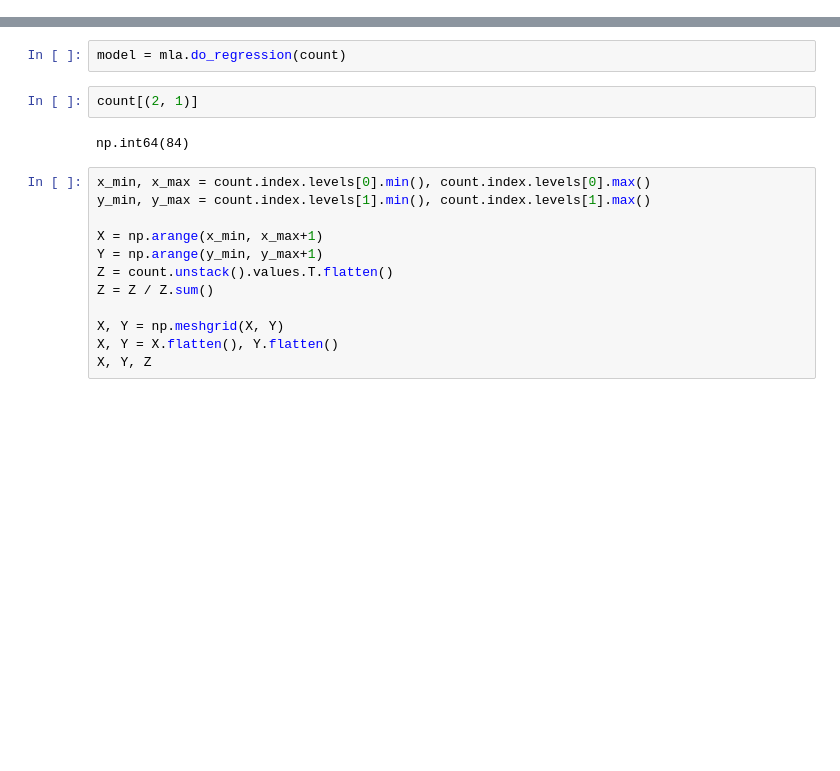
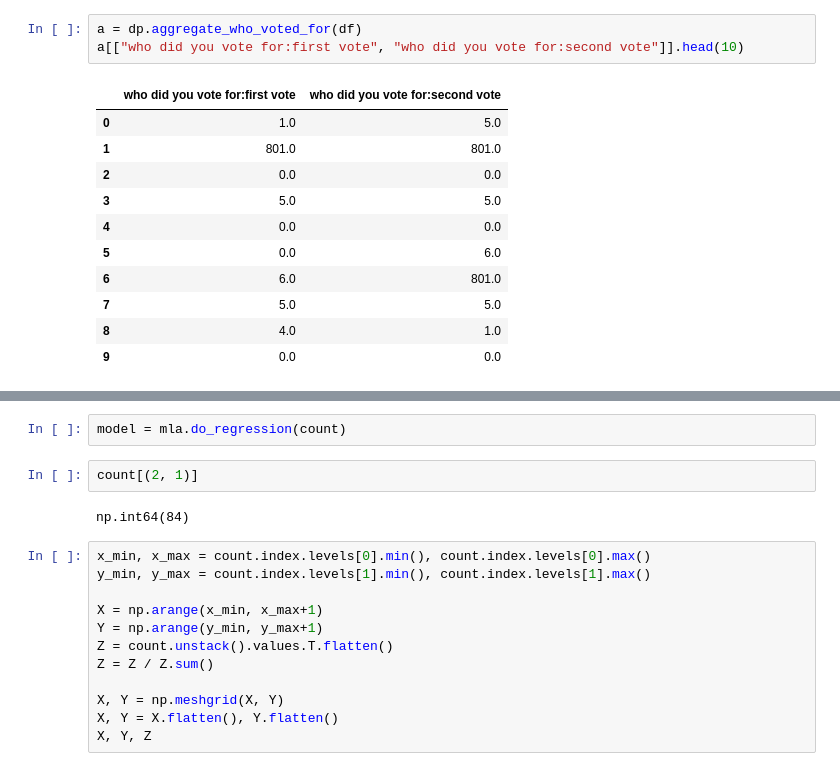
Before and after one commit to riccardoAli31/Case_Study_TUM25, a Jupyter notebook: test.ipynb, the cells around one changed output, grey strips where cells are left out. Drawn from its saved outputs; the diff is of its cells as text; blank space fills up the shorter version.

```diff
--- a/test.ipynb
+++ b/test.ipynb
@@ -8,0 +51,15 @@ from sklearn.preprocessing import PolynomialFeatures
+# %%
+a = dp.aggregate_who_voted_for(df)
+a[["who did you vote for:first vote", "who did you vote for:second vote"]].head(10)
+# %% [output]
+|  | who did you vote for:first vote | who did you vote for:second vote |
+| 0 | 1.0 | 5.0 |
+| 1 | 801.0 | 801.0 |
+| 2 | 0.0 | 0.0 |
+| 3 | 5.0 | 5.0 |
+| 4 | 0.0 | 0.0 |
+| 5 | 0.0 | 6.0 |
+| 6 | 6.0 | 801.0 |
+| 7 | 5.0 | 5.0 |
+| 8 | 4.0 | 1.0 |
+| 9 | 0.0 | 0.0 |
```
Also changed, not shown: parts of 10 cells of this notebook, 2 other files.
